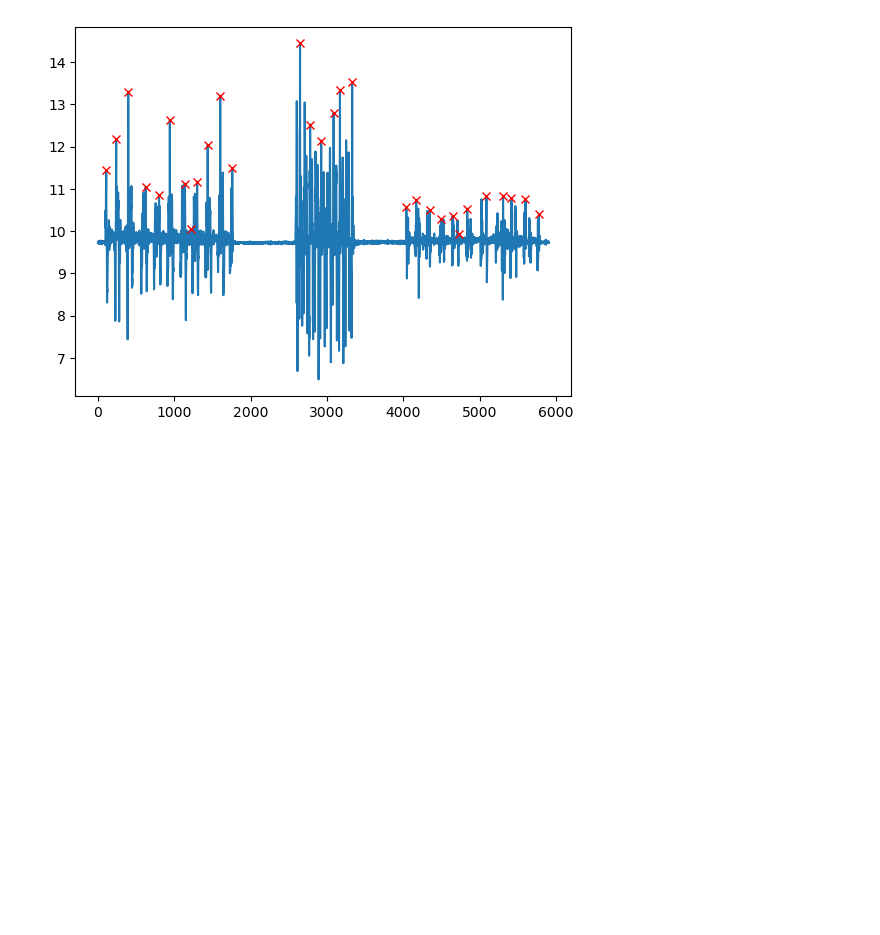
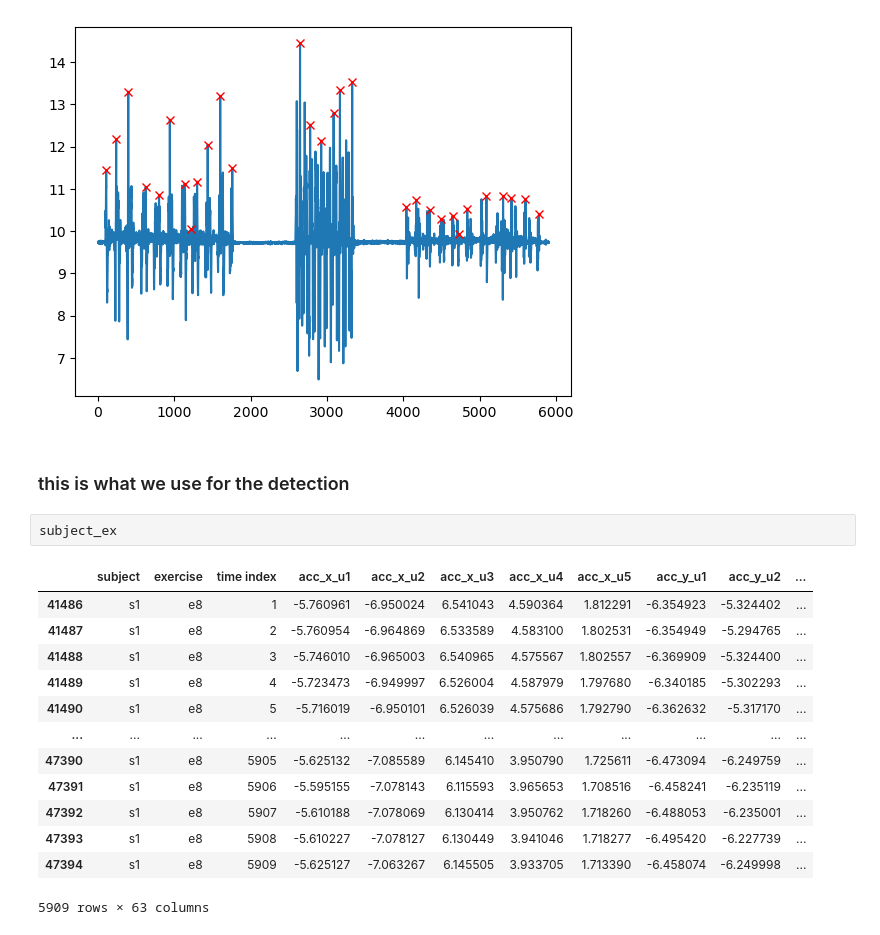
Before and after one commit to alessandrodipiano/wearable-sensor-exercise-recognition, a Jupyter notebook: notebooks/preprocessing.ipynb, the cells around one changed output. Drawn from its saved outputs; the diff is of its cells as text; blank space fills up the shorter version.

```diff
--- a/notebooks/preprocessing.ipynb
+++ b/notebooks/preprocessing.ipynb
@@ -209,4 +209,22 @@ plt.plot(peaks, signal[peaks], "xr")
 plt.show()
 # %% [output]
 [figure]
+# %% [markdown]
+### this is what we use for the detection
+# %%
+subject_ex
+# %% [output]
+|  | subject | exercise | time index | acc_x_u1 | acc_x_u2 | acc_x_u3 | acc_x_u4 | acc_x_u5 | acc_y_u1 | acc_y_u2 | ... |
+| 41486 | s1 | e8 | 1 | -5.760961 | -6.950024 | 6.541043 | 4.590364 | 1.812291 | -6.354923 | -5.324402 | ... |
+| 41487 | s1 | e8 | 2 | -5.760954 | -6.964869 | 6.533589 | 4.583100 | 1.802531 | -6.354949 | -5.294765 | ... |
+| 41488 | s1 | e8 | 3 | -5.746010 | -6.965003 | 6.540965 | 4.575567 | 1.802557 | -6.369909 | -5.324400 | ... |
+| 41489 | s1 | e8 | 4 | -5.723473 | -6.949997 | 6.526004 | 4.587979 | 1.797680 | -6.340185 | -5.302293 | ... |
+| 41490 | s1 | e8 | 5 | -5.716019 | -6.950101 | 6.526039 | 4.575686 | 1.792790 | -6.362632 | -5.317170 | ... |
+| ... | ... | ... | ... | ... | ... | ... | ... | ... | ... | ... | ... |
+| 47390 | s1 | e8 | 5905 | -5.625132 | -7.085589 | 6.145410 | 3.950790 | 1.725611 | -6.473094 | -6.249759 | ... |
+| 47391 | s1 | e8 | 5906 | -5.595155 | -7.078143 | 6.115593 | 3.965653 | 1.708516 | -6.458241 | -6.235119 | ... |
+| 47392 | s1 | e8 | 5907 | -5.610188 | -7.078069 | 6.130414 | 3.950762 | 1.718260 | -6.488053 | -6.235001 | ... |
+| 47393 | s1 | e8 | 5908 | -5.610227 | -7.078127 | 6.130449 | 3.941046 | 1.718277 | -6.495420 | -6.227739 | ... |
+| 47394 | s1 | e8 | 5909 | -5.625127 | -7.063267 | 6.145505 | 3.933705 | 1.713390 | -6.458074 | -6.249998 | ... |
+5909 rows × 63 columns
 # %%
```
Also changed, not shown: parts of 4 cells of this notebook.
